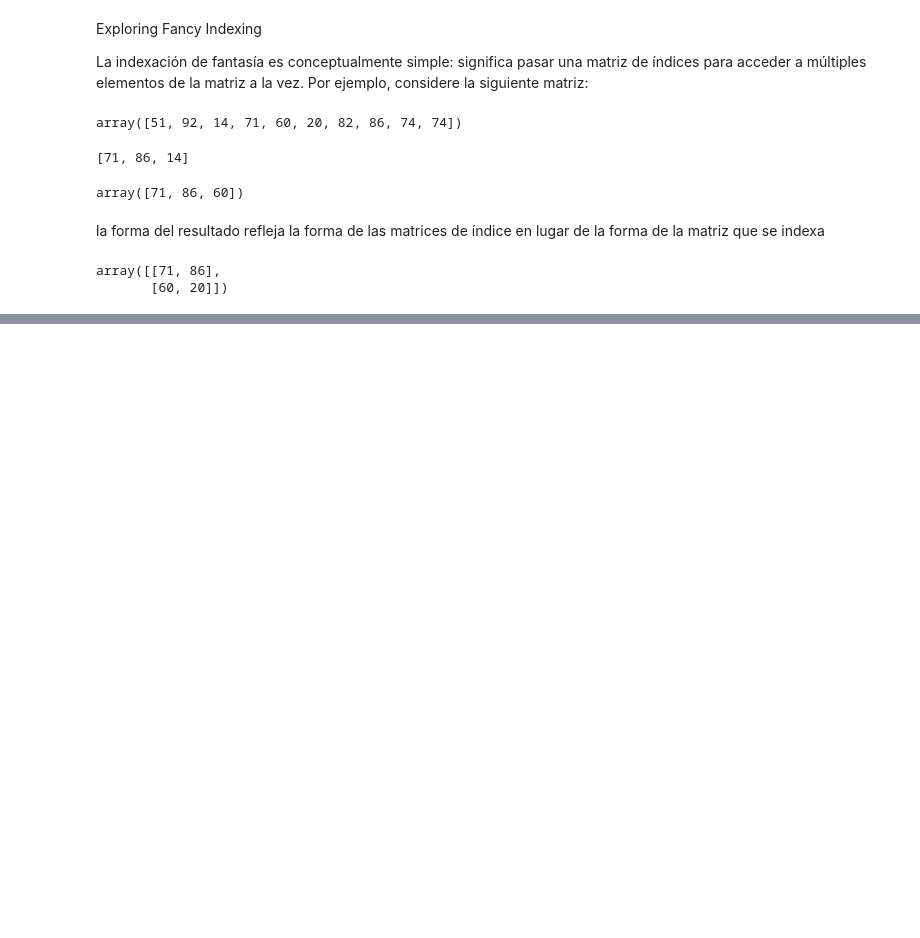
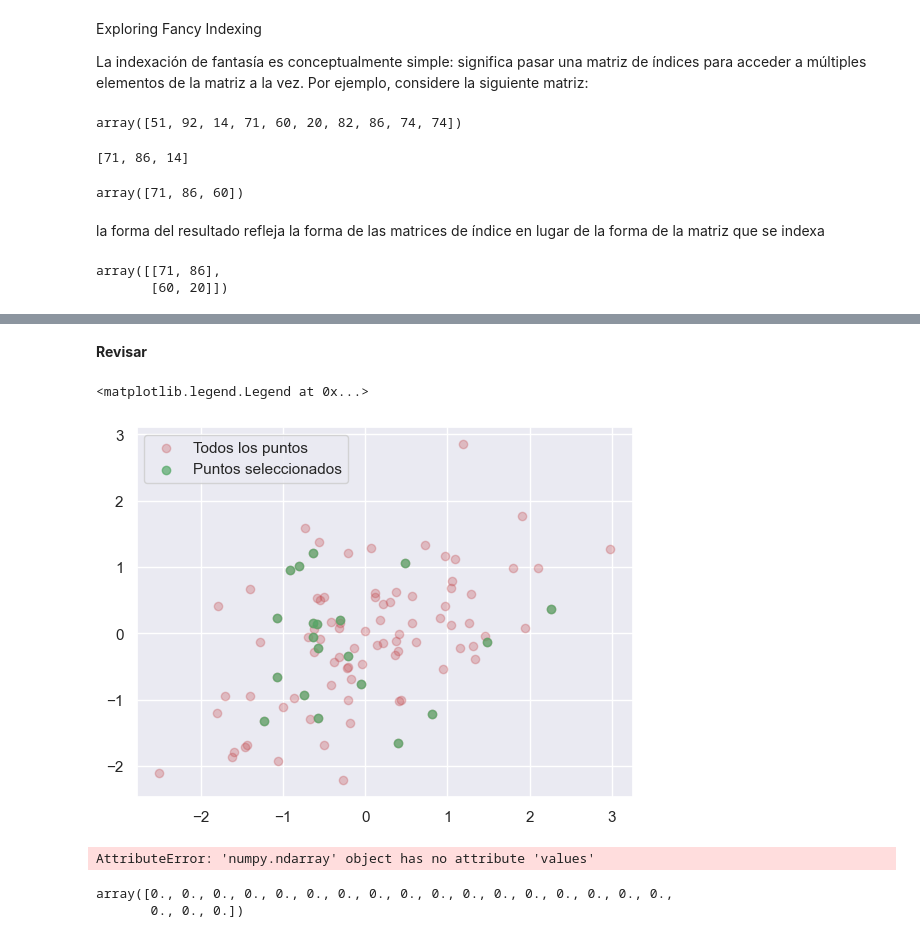
Before and after one commit to MikeAlienpz03/Excel_python, a Jupyter notebook: Chapters/numpy.ipynb, the cells around one changed output, grey strips where cells are left out. Saved outputs shown, nothing was run; the diff lists cells and outputs as text; code cells hidden in the pictures; blank space fills up the shorter version.

Commit message:
Se termina el capitulo de numpy y se empieza por pandas

```diff
--- a/Chapters/numpy.ipynb
+++ b/Chapters/numpy.ipynb
@@ -932,0 +982,4 @@ pag 97
+# %%
+#replace = False asegura que nos hubiese elementos repetidos en la muestra
+indices = np.random.choice(x.shape[0],20, replace=False)
+indices
@@ -932,0 +989,3 @@ pag 97
+# %%
+selection = x[indices]
+selection
@@ -932,0 +1013,22 @@ pag 97
+# %% [markdown]
+**Revisar**
+# %%
+fig = plt.figure()
+ax = fig.add_subplot(1,1,1)
+ax.scatter(x[:,0],x[:,1],alpha=0.3,color="r",label='Todos los puntos')
+ax.scatter(selection[:,0], selection[:,1],color= "g",marker="o",alpha=0.7, label='Puntos seleccionados')
+ax.legend()
+# %% [output]
+<matplotlib.legend.Legend at 0x...>
+[figure, added]
+# %%
+x = np.array(np.random.normal(5,20,size=(20))).reshape(5,4)
+# %% [output]
+AttributeError: 'numpy.ndarray' object has no attribute 'values'
+# %%
+bins = np.linspace(-5,5,20)
+counts = np.zeros_like(bins)
+counts
+# %% [output]
+array([0., 0., 0., 0., 0., 0., 0., 0., 0., 0., 0., 0., 0., 0., 0., 0., 0.,
+       0., 0., 0.])
```
Also changed, not shown: parts of 23 cells of this notebook, 3 other files.
